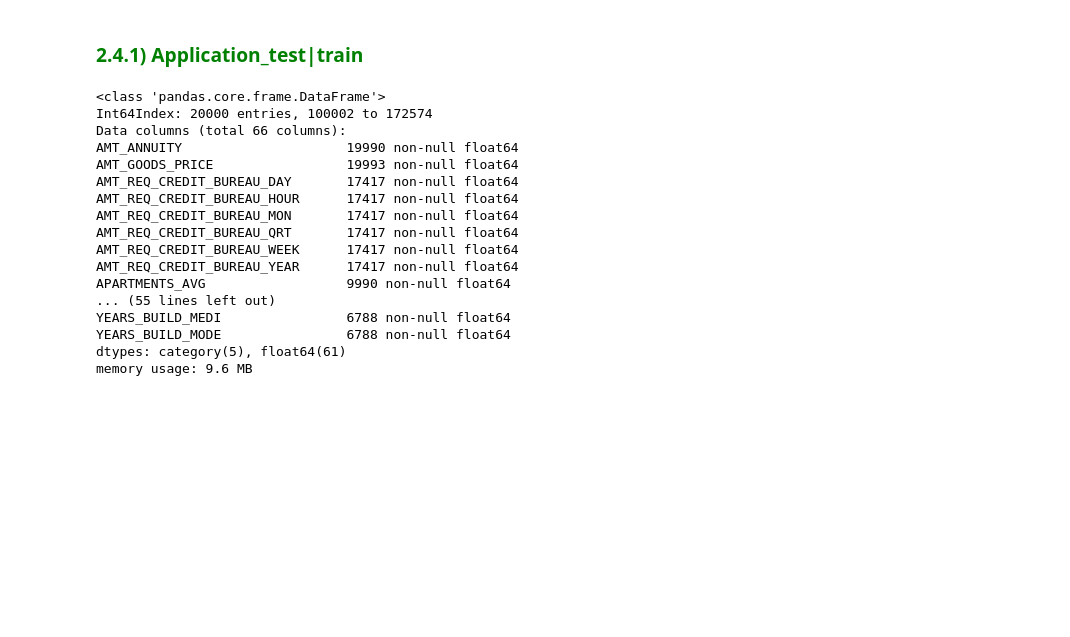
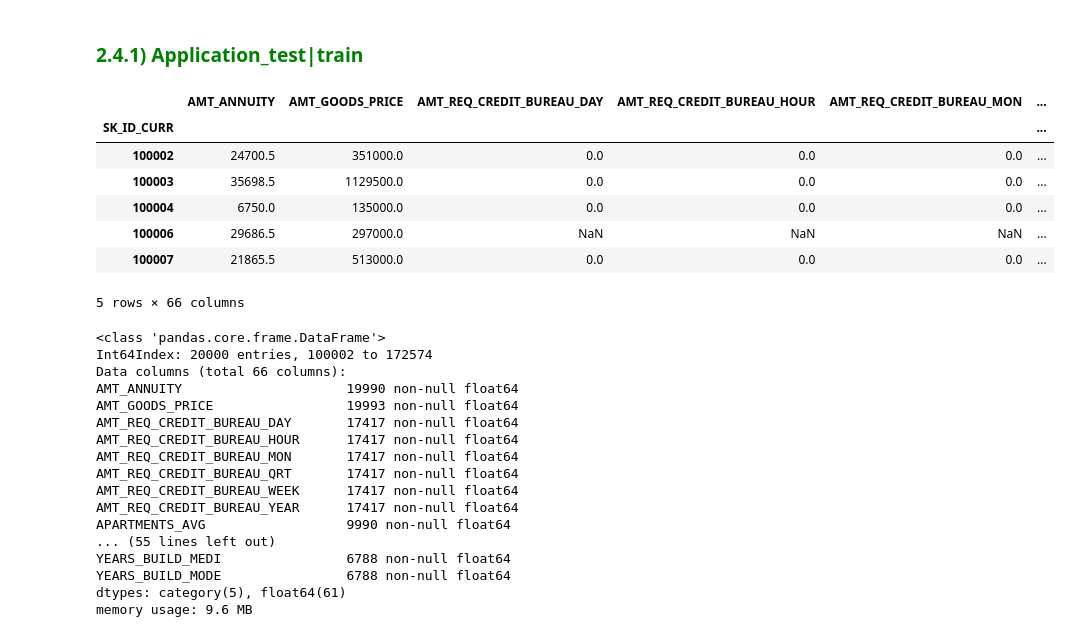
Before and after one commit to milesin3d/HomeCreditDefaultRisk, a Jupyter notebook: HomeCreditDefaultRisk.ipynb, the cells around one changed output. Cells and saved outputs as stored; diff of their text form; code cells hidden in the pictures; blank space fills up the shorter version.

```diff
--- a/HomeCreditDefaultRisk.ipynb
+++ b/HomeCreditDefaultRisk.ipynb
@@ -1426,6 +1451,17 @@ memory usage: 156.2 KB
 ## <font color='blue'>2.4) Missing Values</font>
 # %% [markdown]
 ### <font color='green'>2.4.1) Application_test|train</font>
+# %%
+a[a.columns[a.isnull().any()]].head()
+# %% [output]
+|  | AMT_ANNUITY | AMT_GOODS_PRICE | AMT_REQ_CREDIT_BUREAU_DAY | AMT_REQ_CREDIT_BUREAU_HOUR | AMT_REQ_CREDIT_BUREAU_MON | ... |
+| SK_ID_CURR |  |  |  |  |  | ... |
+| 100002 | 24700.5 | 351000.0 | 0.0 | 0.0 | 0.0 | ... |
+| 100003 | 35698.5 | 1129500.0 | 0.0 | 0.0 | 0.0 | ... |
+| 100004 | 6750.0 | 135000.0 | 0.0 | 0.0 | 0.0 | ... |
+| 100006 | 29686.5 | 297000.0 | NaN | NaN | NaN | ... |
+| 100007 | 21865.5 | 513000.0 | 0.0 | 0.0 | 0.0 | ... |
+5 rows × 66 columns
 # %%
 # info for columns with missing data
 a[a.columns[a.isnull().any()]].info()
```
Also changed, not shown: parts of 59 cells of this notebook.
